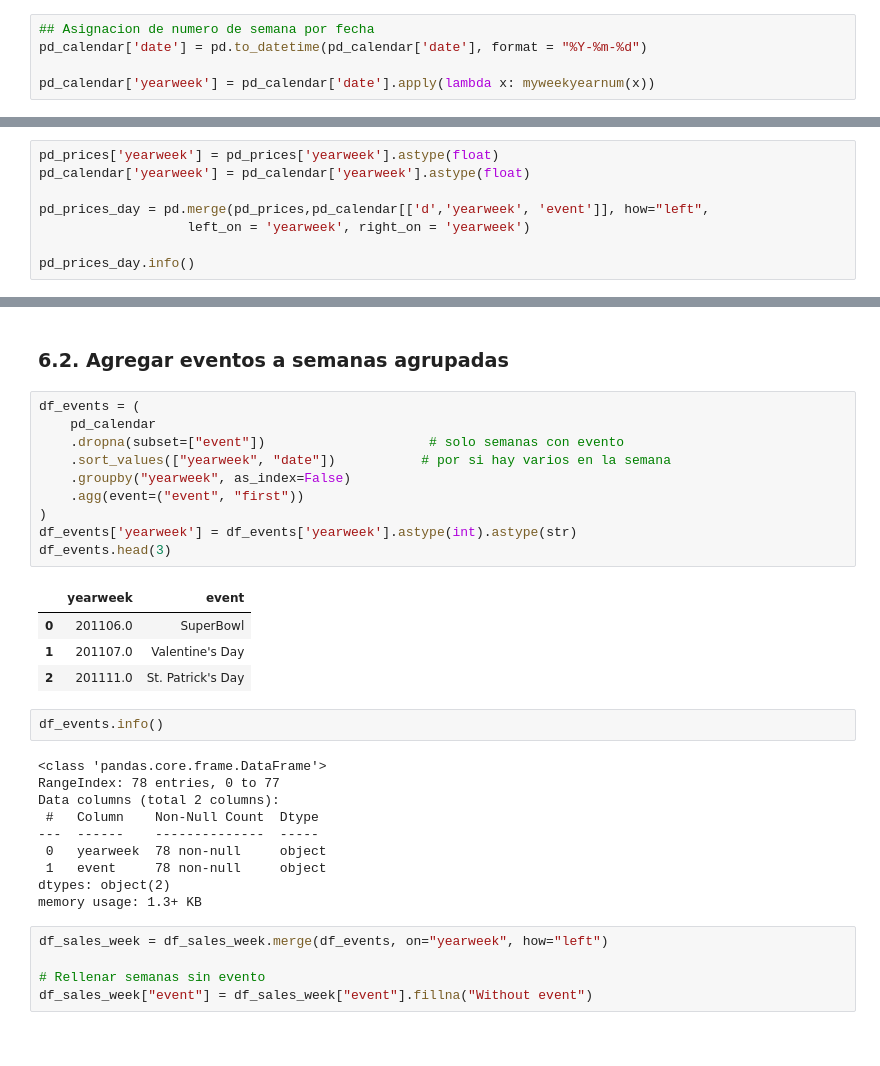
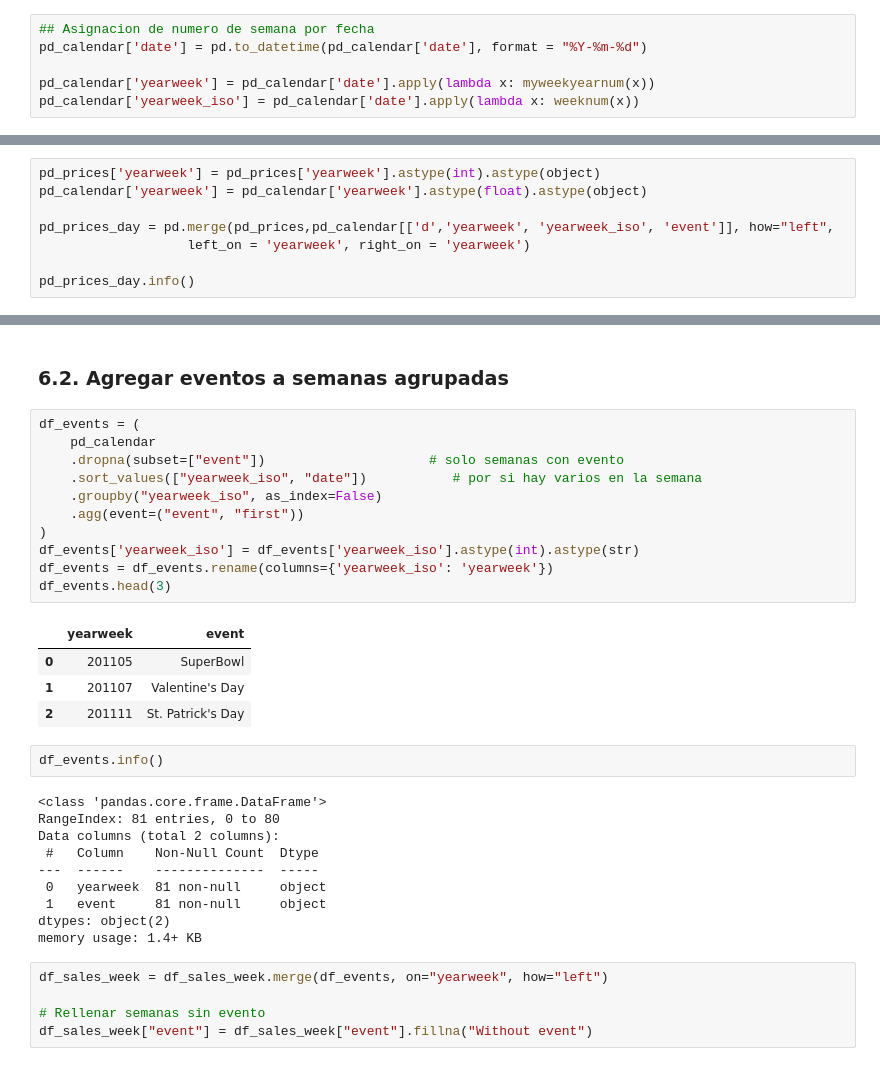
Before and after one commit to mariohernanc/capstone-project-0325bcn-grupo3, a Jupyter notebook: 02_notebooks/01_DSMarket_data_preparation.ipynb, the cells around one changed output, grey strips where cells are left out. Cells and saved outputs as stored; diff of their text form.

Commit message:
Correcion average price y semanas calendario

```diff
--- a/02_notebooks/01_DSMarket_data_preparation.ipynb
+++ b/02_notebooks/01_DSMarket_data_preparation.ipynb
@@ -275,6 +275,7 @@ pd_calendar.head()
 pd_calendar['date'] = pd.to_datetime(pd_calendar['date'], format = "%Y-%m-%d")
 
 pd_calendar['yearweek'] = pd_calendar['date'].apply(lambda x: myweekyearnum(x))
+pd_calendar['yearweek_iso'] = pd_calendar['date'].apply(lambda x: weeknum(x))
 # %%
 pd_calendar["yearweek"].unique()
 # %% [output]
@@ -556,10 +614,10 @@ De momento no nos preocupan los nulos, cuando lo crucemos con ventas por dia, va
 # %% [markdown]
 Combinamos calendario y precios para obtener el precio por por semana-dia para cada item-store
 # %%
-pd_prices['yearweek'] = pd_prices['yearweek'].astype(float)
-pd_calendar['yearweek'] = pd_calendar['yearweek'].astype(float)
+pd_prices['yearweek'] = pd_prices['yearweek'].astype(int).astype(object)
+pd_calendar['yearweek'] = pd_calendar['yearweek'].astype(float).astype(object)
 
-pd_prices_day = pd.merge(pd_prices,pd_calendar[['d','yearweek', 'event']], how="left",
+pd_prices_day = pd.merge(pd_prices,pd_calendar[['d','yearweek', 'yearweek_iso', 'event']], how="left",
                    left_on = 'yearweek', right_on = 'yearweek')
 
 pd_prices_day.info()
@@ -869,30 +918,31 @@ Diferencia: 0
 # %%
 df_events = (
     pd_calendar
     .dropna(subset=["event"])                     # solo semanas con evento
-    .sort_values(["yearweek", "date"])           # por si hay varios en la semana
-    .groupby("yearweek", as_index=False)
+    .sort_values(["yearweek_iso", "date"])           # por si hay varios en la semana
+    .groupby("yearweek_iso", as_index=False)
     .agg(event=("event", "first"))
 )
-df_events['yearweek'] = df_events['yearweek'].astype(int).astype(str)
+df_events['yearweek_iso'] = df_events['yearweek_iso'].astype(int).astype(str)
+df_events = df_events.rename(columns={'yearweek_iso': 'yearweek'})
 df_events.head(3)
 # %% [output]
 |  | yearweek | event |
-| 0 | 201106.0 | SuperBowl |
-| 1 | 201107.0 | Valentine's Day |
-| 2 | 201111.0 | St. Patrick's Day |
+| 0 | 201105 | SuperBowl |
+| 1 | 201107 | Valentine's Day |
+| 2 | 201111 | St. Patrick's Day |
 # %%
 df_events.info()
 # %% [output]
 <class 'pandas.core.frame.DataFrame'>
-RangeIndex: 78 entries, 0 to 77
+RangeIndex: 81 entries, 0 to 80
 Data columns (total 2 columns):
  #   Column    Non-Null Count  Dtype
 ---  ------    --------------  -----
- 0   yearweek  78 non-null     object
- 1   event     78 non-null     object
+ 0   yearweek  81 non-null     object
+ 1   event     81 non-null     object
 dtypes: object(2)
-memory usage: 1.3+ KB
+memory usage: 1.4+ KB
 # %%
 df_sales_week = df_sales_week.merge(df_events, on="yearweek", how="left")
 
```
Also changed, not shown: parts of 31 cells of this notebook, 2 other files.
